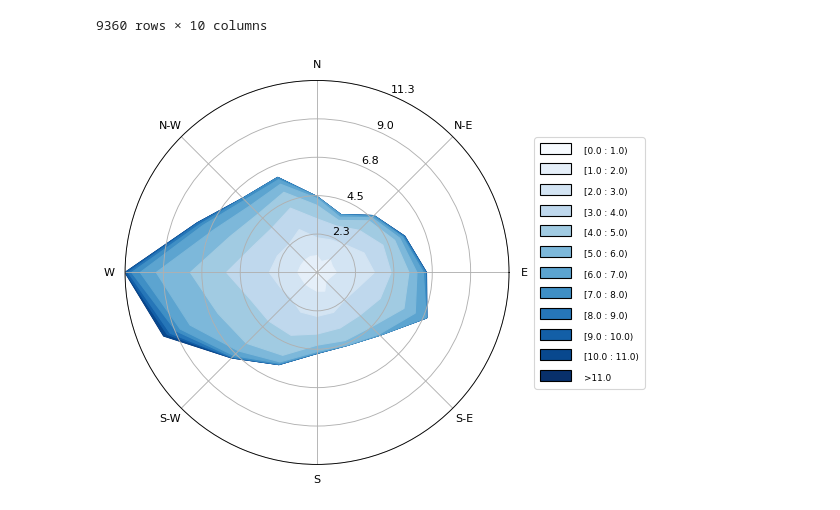
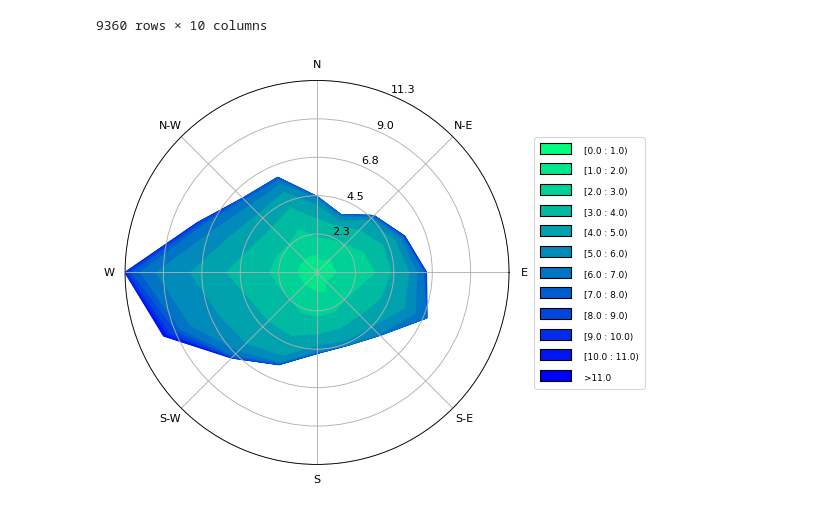
Before and after one commit to Dawidemm/wind-farm-power-forecasting, a Jupyter notebook: WindRose.ipynb, the cells around one changed output. Cells and saved outputs as stored; diff of their text form; code cells hidden in the pictures.

```diff
--- a/WindRose.ipynb
+++ b/WindRose.ipynb
@@ -23,9 +23,9 @@ df
 9360 rows × 10 columns
 # %%
 ax = WindroseAxes.from_ax()
-ax.contourf(df['Wind Degree [°]'], df['Wind Speed [m/s]'], normed=True, bins=np.arange(0, 12, 1), cmap=cm.Blues)
+ax.contourf(df['Wind Degree [°]'], df['Wind Speed [m/s]'], normed=True, bins=np.arange(0, 12, 1), cmap=cm.winter_r)
 ax.set_legend(loc='lower right', bbox_to_anchor=(1.35, 0.2), prop={'size': 14})
 fig = plt.gcf()
 fig.set_size_inches(10, 6)
 # %% [output]
-[figure, old version]
+[figure, new version]
```
